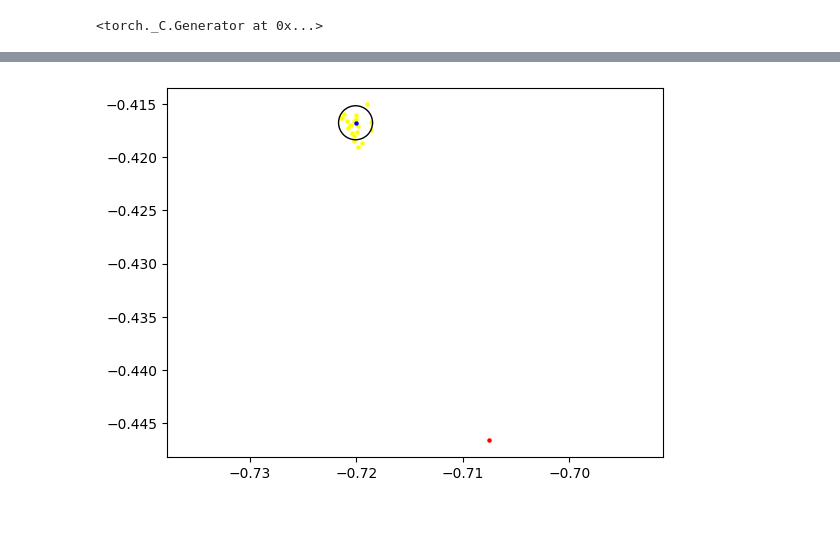
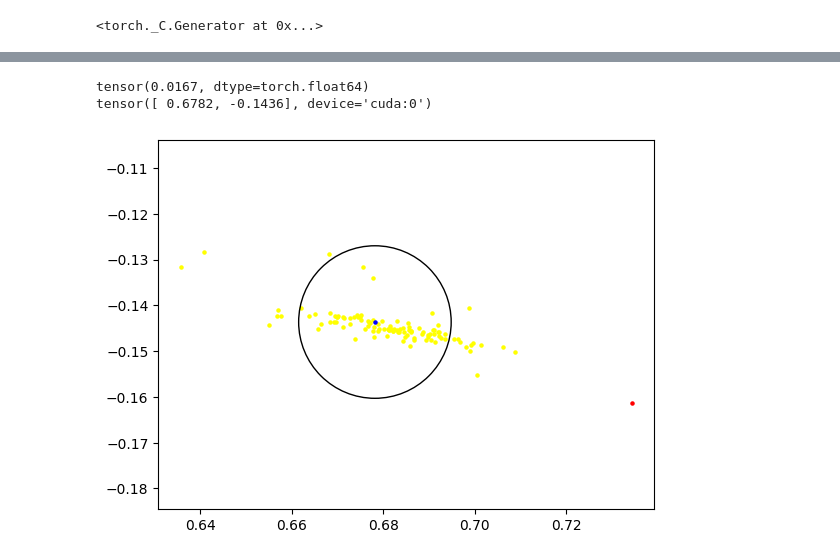
Before and after one commit to JHeinzde/pytorch-playground, a Jupyter notebook: pytorch-autoencoder.ipynb, the cells around one changed output, grey strips where cells are left out. Saved outputs shown, nothing was run; the diff lists cells and outputs as text; code cells hidden in the pictures; blank space fills up the shorter version.

```diff
--- a/pytorch-autoencoder.ipynb
+++ b/pytorch-autoencoder.ipynb
@@ -1,4 +1,5 @@
 # %%
+import numpy as np
 import torch
 from torch import nn
 import random
@@ -27,6 +28,14 @@ class MLP(nn.Module):
         return self.layers(x)
 
 
+def norm(vec):
+    return torch.nn.functional.normalize(vec, p=2, dim=1)
+
+
+def mag(vec):
+    return vec.norm(p=2, dim=1, keepdim=True)
+
+
 torch.manual_seed(42)
 #trainloader = torch.utils.data.DataLoader(list(zip(X, Y)), batch_size=1)
 #mlp = MLP()
@@ -176,10 +234,0 @@ dsvdd.load_state_dict(net_dict)
-# %%
-# Then get center value c
-c = torch.tensor([0,0],dtype=torch.float32, device=device)
-with torch.no_grad():
-    for x in transformed_data:
-        c += dsvdd.forward(x)
-
-    c /= len(transformed_data)
-
-print(c)
@@ -210,31 +338,38 @@ for epoch in range(500):
 # %%
 figure, axes = plt.subplots()
-uc_3 = plt.Circle(c, R,fill=False)
+uc_3 = plt.Circle(dsvdd_trainer.c, dsvdd_trainer.R, fill=False)
 
 new_x = []
 new_y = []
 
-for data in transformed_data:
-    map = dsvdd.forward(data).cpu().detach().numpy()
+print(dsvdd_trainer.R)
+print(dsvdd_trainer.c)
+for data in mixin_training:
+    map = dsvdd.forward(torch.nn.functional.normalize(data, p=2, dim=0)).cpu().detach().numpy()
     new_x.append(map[0])
     new_y.append(map[1])
 
-
+#print(mixin_training[-10:])
 anomalous = transformed_data[0].cpu().detach().numpy()
-
-anomalous[0] = random.random() * 20
-anomalous[1] = random.random() * 15
+#
+anomalous[0] = random.random() * -20
+anomalous[1] = random.random() * -15
 anomalous = torch.tensor(anomalous, dtype=torch.float32, device=device)
-an  = dsvdd.forward(anomalous).cpu().detach().numpy()
-center = c.cpu().detach().numpy()
+an = dsvdd.forward(torch.nn.functional.normalize(anomalous, p=2, dim=0)).cpu().detach().numpy()
+center = dsvdd_trainer.c.cpu().detach().numpy()
 points_2 = plt.scatter(new_x, new_y,
                        color="yellow", s=5)
+#print(new_x)
+#print(new_y)
 plt.scatter(an[0], an[1],
             color="red", s=5)
 plt.scatter(center[0], center[1],
             color="blue", s=5)
-axes.add_artist(uc_3)
+#axes.add_artist(uc_3)
+plt.gca().add_patch(uc_3)
 plt.axis('equal')
 plt.show()
 # %% [output]
+tensor(0.0167, dtype=torch.float64)
+tensor([ 0.6782, -0.1436], device='cuda:0')
-[figure, old version]
+[figure, new version]
```
Also changed, not shown: parts of 9 cells of this notebook.
